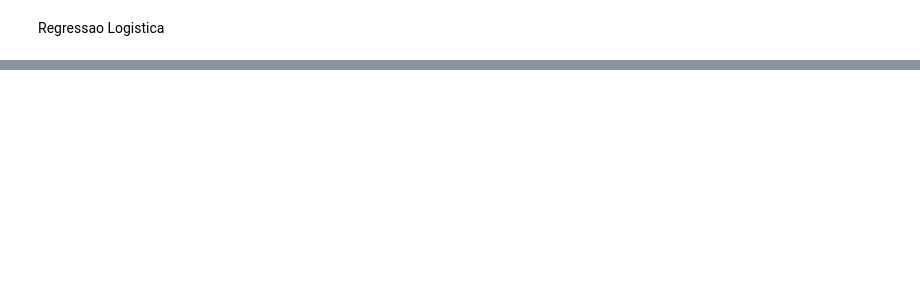
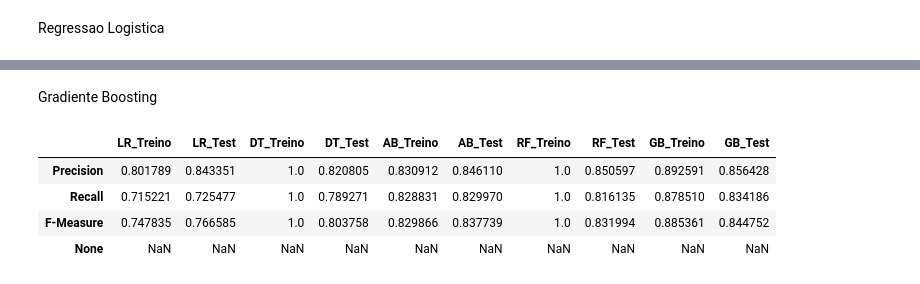
Before and after one commit to giseldo/previsao_eleicao_deputados, a Jupyter notebook: principal.ipynb, the cells around one changed output, grey strips where cells are left out. Drawn from its saved outputs; the diff is of its cells as text; code cells hidden in the pictures; blank space fills up the shorter version.

```diff
--- a/principal.ipynb
+++ b/principal.ipynb
@@ -126,0 +206,28 @@ ACC: 0.9103
+# %% [markdown]
+Gradiente Boosting
+# %%
+from sklearn.ensemble import GradientBoostingClassifier
+
+clf = GradientBoostingClassifier()
+clf.fit(train_X, train_y)
+y_pred_train = clf.predict(train_X)
+y_pred_test = clf.predict(test_X)
+
+res =  precision_recall_fscore_support(train_y, y_pred_train, average="macro")
+resultado_df_GB = pd.DataFrame(data = res, index= ["Precision", "Recall", "F-Measure","None"], columns=["GB_Treino"])
+extracted_col = resultado_df_GB["GB_Treino"]
+
+res2 =  precision_recall_fscore_support(test_y, y_pred_test, average="macro")
+resultado_df_GB2 = pd.DataFrame(data = res2, index= ["Precision", "Recall", "F-Measure","None"], columns=["GB_Test"])
+extracted_col2 = resultado_df_GB2["GB_Test"]
+
+resultado_df = resultado_df.join(extracted_col)
+resultado_df = resultado_df.join(extracted_col2)
+
+resultado_df
+# %% [output]
+|  | LR_Treino | LR_Test | DT_Treino | DT_Test | AB_Treino | AB_Test | RF_Treino | RF_Test | GB_Treino | GB_Test |
+| Precision | 0.801789 | 0.843351 | 1.0 | 0.820805 | 0.830912 | 0.846110 | 1.0 | 0.850597 | 0.892591 | 0.856428 |
+| Recall | 0.715221 | 0.725477 | 1.0 | 0.789271 | 0.828831 | 0.829970 | 1.0 | 0.816135 | 0.878510 | 0.834186 |
+| F-Measure | 0.747835 | 0.766585 | 1.0 | 0.803758 | 0.829866 | 0.837739 | 1.0 | 0.831994 | 0.885361 | 0.844752 |
+| None | NaN | NaN | NaN | NaN | NaN | NaN | NaN | NaN | NaN | NaN |
```
Also changed, not shown: parts of 26 cells of this notebook, 1 other file.
